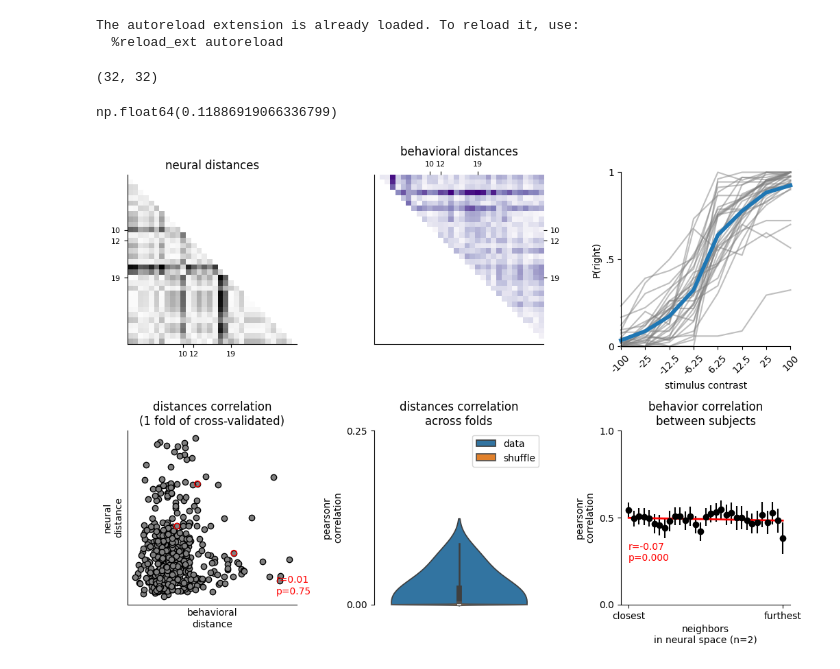
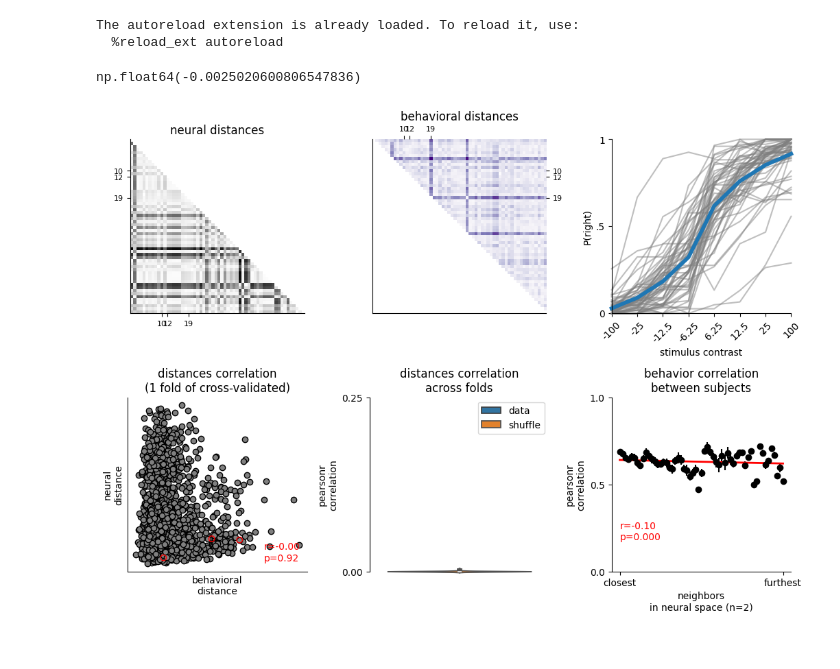
Before and after one commit to brunaafl/ShapeMetrics, a Jupyter notebook: ibl_analyses/notebooks/shape_metrics_figure.ipynb, the cells around one changed output. Drawn from its saved outputs; the diff is of its cells as text; code cells hidden in the pictures.

Commit message:
Tests with (good_eids, all_eids)x(50/50cv, 90/10 cv)

```diff
--- a/ibl_analyses/notebooks/shape_metrics_figure.ipynb
+++ b/ibl_analyses/notebooks/shape_metrics_figure.ipynb
@@ -134,31 +122,17 @@ with open("../scripts/100_folds_1_time_point.pkl","rb") as f:
     [params,train_data_folds,test_data_folds] = pickle.load(f)
 # %%
+import pickle
+with(open("1_fold_raw_behavior_all.pkl","rb")) as f:
+    cs_trials = pickle.load(f)
 
-import pickle
 
-with open("100_folds_1_time_point.pkl","rb") as f:
-    [params,train_data_folds,test_data_folds] = pickle.load(f)
+with open("1_folds_1_time_point_all.pkl","rb") as f:
+    [params,train_data] = pickle.load(f)
-# %%
-import pickle
-with(open("prep_andrew/modifications/raw_behavior_DG.pkl","rb")) as f:
-    cs_trials = pickle.load(f)
-
-
-with open("prep_andrew/modifications/100_folds_1_time_point_DG.pkl","rb") as f:
-    [params,train_data_folds,test_data_folds] = pickle.load(f)
-# %%
-import pickle
-with(open("raw_behavior_all.pkl","rb")) as f:
-    cs_trials = pickle.load(f)
-
-
-with open("100_folds_1_time_point_all.pkl","rb") as f:
-    [params,train_data_folds,test_data_folds] = pickle.load(f)
 # %%
 
-n_folds = 100
-n_shuffles = 500
-
+# Relaxing also the number of folds and shuffles
+n_folds = 50
+n_shuffles = 100
 
 all_c_corrs = []
 all_zscores = []
@@ -201,8 +175,6 @@ for fold in tqdm.trange(n_folds):
     all_zscores.append((r - np.mean(corrs_shuffle))/np.std(corrs_shuffle))
     all_c_corrs.append([r,corrs_shuffle])
 
-
-
 all_dist_neural = np.array(all_dist_neural)
 all_dist_cc = np.array(all_dist_cc)
 all_zscores = np.array(all_zscores)
@@ -217,14 +190,10 @@ dist_neural_ = dist_neural.copy()
 dist_cc_ = dist_cc.copy()
 dist_neural_[np.triu_indices(dist_neural.shape[0],0)] = np.nan
 dist_cc_[np.tril_indices(dist_neural.shape[0],0)] = np.nan
-# %%
-dist_neural_.shape
-# %% [output]
-(32, 32)
 # %%
 np.max(data_corrs)
 # %% [output]
-np.float64(0.11886919066336799)
+np.float64(-0.0025020600806547836)
 # %%
 examples_idx= [10,12,19]
 colors = np.array(sns.color_palette(None, S))
@@ -333,32 +302,32 @@ axes[4].set_xticks([])
 
 
 _ids = list(range(S-1))*np.shape(all_preds_top)[0]
 
 r=sts.linregress(_ids,np.nanmean(all_preds_top,2).reshape(-1))
 num_sess = dist_neural_.shape[0]-1
 #axes[5].plot(np.mean(all_preds_top,2).T,"k.",alpha=0.1,clip_on=False)
 plt.errorbar(range(num_sess),np.nanmean(np.nanmean(all_preds_top,2),0),np.std(np.nanmean(all_preds_top,2),0),fmt='o',color='black',clip_on=False)
 #axes[5].plot(np.mean(all_preds_top,2).mean(0),"r-",lw=2)
 axes[5].set_title("behavior correlation\nbetween subjects")
 
-axes[5].text(0,0.25,"r={:.2f}\np={:.3f}".format(r.rvalue,r.pvalue),color='r')
+axes[5].text(0,0.18,"r={:.2f}\np={:.3f}".format(r.rvalue,r.pvalue),color='r')
 axes[5].set_ylabel("pearsonr\ncorrelation")
 axes[5].set_yticks([0,0.5,1])
 #axes[5].set_xticks([0,(S-2)//2,S-2],["closest","[%i,%i]" % ((S-2)//2,(S-2)//2+1),"[%i,%i]" % (S-2,S-1)])
 axes[5].set_xticks([0,S-2],["closest","furthest"])
 
 axes[5].set_xlabel("neighbors\nin neural space (n=2)")
 #axes[5].hlines(y=0.8, xmin=0, xmax=18, colors='black',lw=0.5)
 axes[5].set_ylim(0,1)
 #axes[5].text(9,.95,"*",color='black')
 # plot regression line on top of the data using the slope and intercept
 axes[5].plot(range(num_sess)*r.slope+r.intercept,"r-",lw=2)
 
 fig.tight_layout()
 sns.despine()
 sns.despine(ax=axes[4],bottom=True)
 
 
 #plt.savefig("../results_web_new/IBL_main_figure.svg",dpi=300)
 # %% [output]
-[figure, old version]
+[figure, new version]
```
Also changed, not shown: parts of 11 cells of this notebook, 4 other files.
